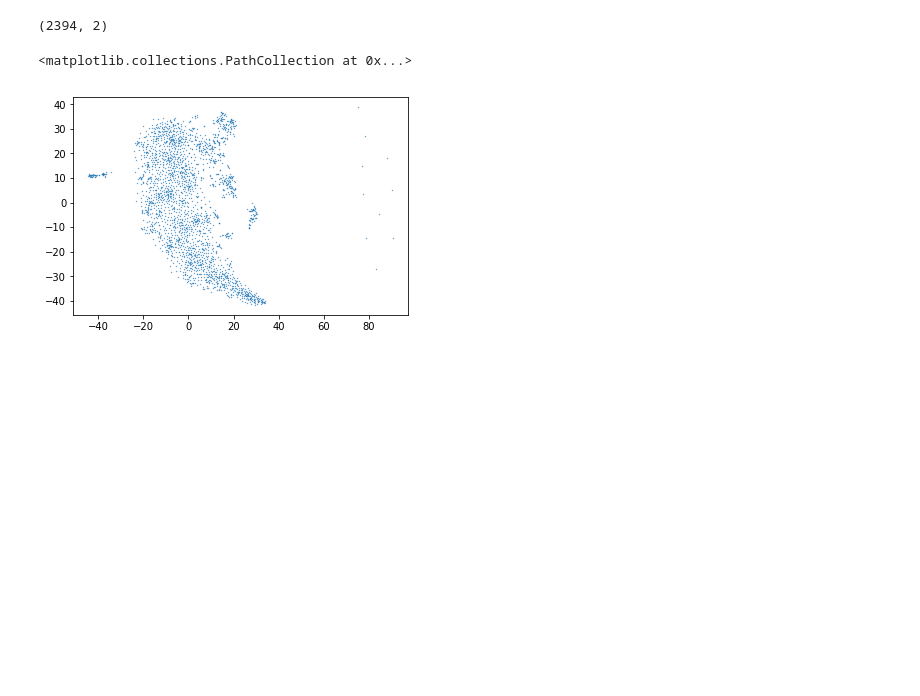
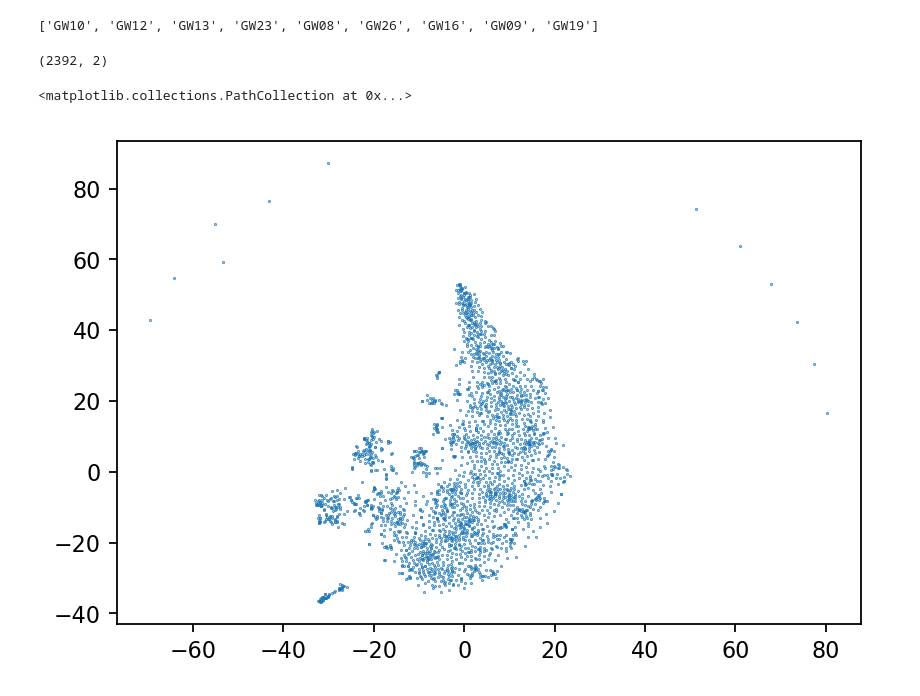
Before and after one commit to explorerwjy/Methods2Final, a Jupyter notebook: src/Notebook.ipynb, the cells around one changed output. Cells and saved outputs as stored; diff of their text form; code cells hidden in the pictures; blank space fills up the shorter version.

```diff
--- a/src/Notebook.ipynb
+++ b/src/Notebook.ipynb
@@ -19,0 +16,5 @@ exp_mat.head(3)
+# %%
+# Transepose the expression matrix to gene as rows and cells as columns
+df = pd.read_csv("../dat/GSE104276_all_pfc_2394_UMI_TPM_NOERCC.csv")
+exp_mat = df.transpose()
+exp_mat.to_csv("../dat/GSE104276_all_pfc_2394_UMI_TPM_NOERCC_exp_mat.csv")
@@ -19,0 +163,7 @@ exp_mat.head(3)
+# %%
+exp_mat_f = scprep.filter.filter_empty_cells(exp_mat)
+exp_mat_f = scprep.filter.filter_empty_genes(exp_mat_f)
+cutoff = 1000
+scprep.plot.plot_library_size(exp_mat_f, cutoff=cutoff)
+exp_mat_f = scprep.filter.filter_library_size(exp_mat_f, cutoff=cutoff)
+exp_mat_f = scprep.filter.filter_rare_genes(exp_mat_f, cutoff=1, min_cells=10)
@@ -20,10 +200,17 @@ exp_mat.head(3)
+# %%
+cells = [x.split('_') for x in df.columns.values[1:]]
+time_points = list(set([x[0] for x in cells]))
+print(time_points)
+# %% [output]
+['GW10', 'GW12', 'GW13', 'GW23', 'GW08', 'GW26', 'GW16', 'GW09', 'GW19']
 # %%
-X_embedded = TSNE(n_components=2).fit_transform(exp_mat)
+X_embedded = TSNE(n_components=2).fit_transform(exp_mat_f)
 X_embedded.shape
 # %% [output]
-(2394, 2)
+(2392, 2)
 # %%
+plt.figure(dpi=160)
 plt.scatter(X_embedded[:, 0], X_embedded[:, 1], cmap=plt.cm.Spectral, s=0.1)
 # %% [output]
 <matplotlib.collections.PathCollection at 0x...>
-[figure, old version]
+[figure, new version]
```
Also changed, not shown: parts of 31 cells of this notebook, 5 other files.
